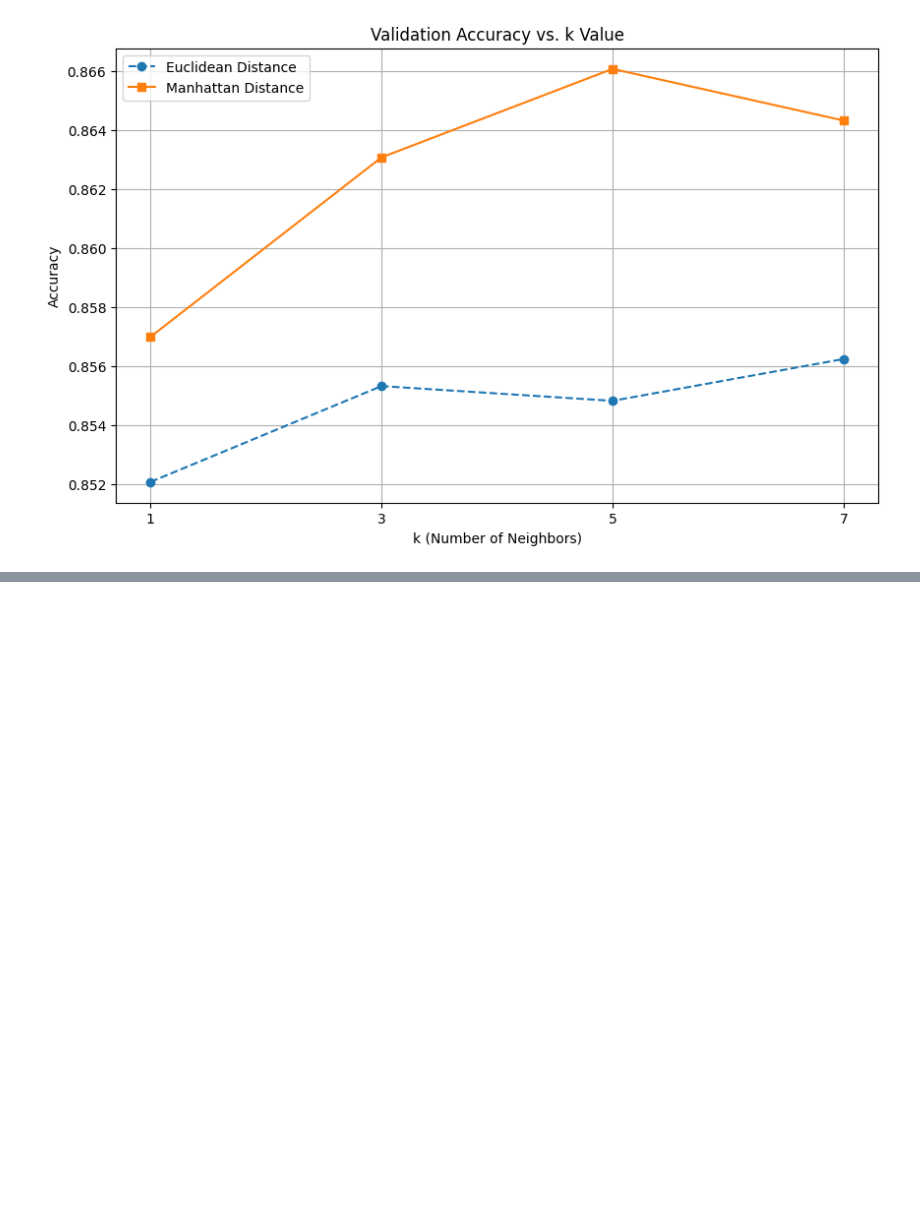
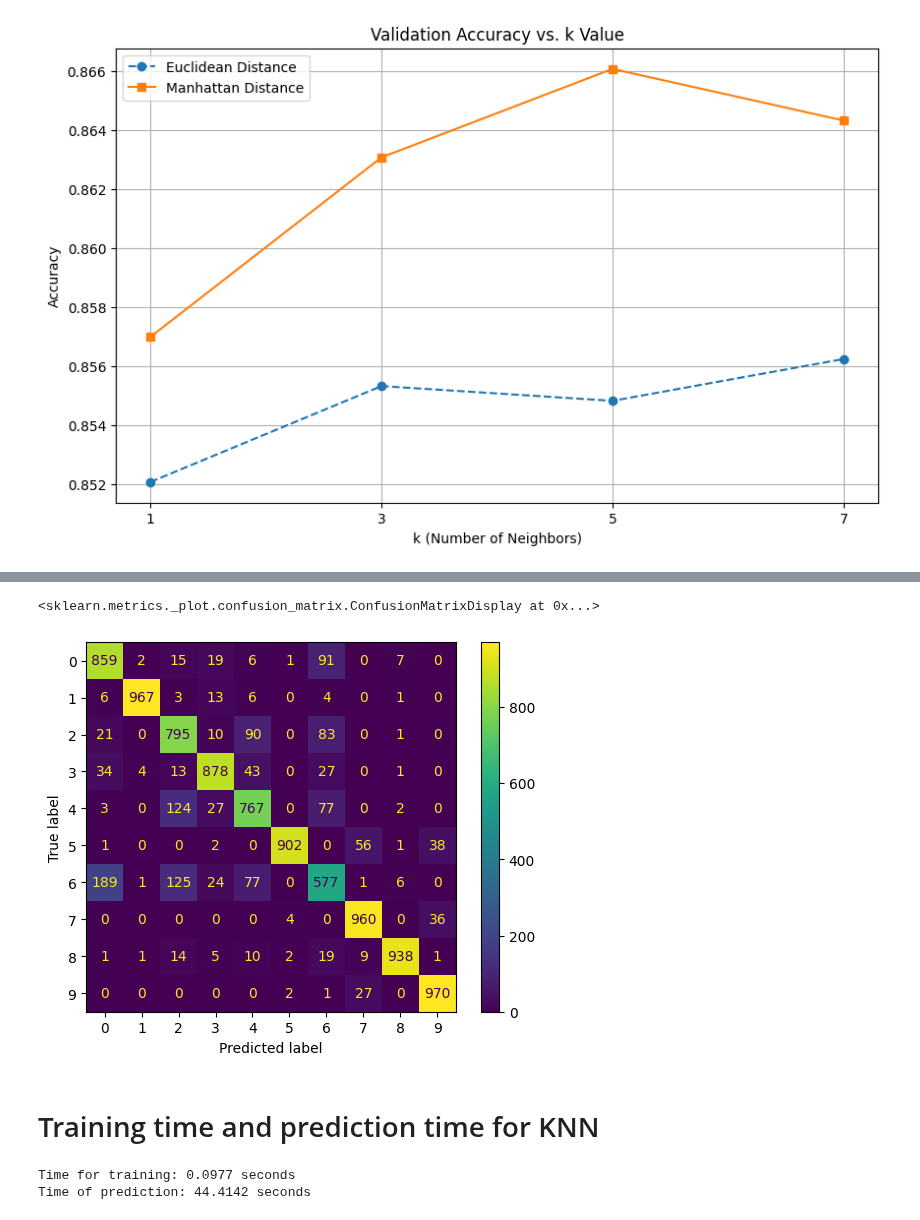
Before and after one commit to kacmazozan/Fashion_mnist_Dataset_ML, a Jupyter notebook: CS412-HW1-ozankacmaz.ipynb, the cells around one changed output, grey strips where cells are left out. Cells and saved outputs as stored; diff of their text form; code cells hidden in the pictures; blank space fills up the shorter version.

Commit message:
Started Error Analysis

```diff
--- a/CS412-HW1-ozankacmaz.ipynb
+++ b/CS412-HW1-ozankacmaz.ipynb
@@ -181,3 +182,18 @@ plt.grid(True)
 plt.show()
 # %% [output]
 [figure]
+# %%
+x_train_val_concat = np.concatenate([x_train_scaled,x_val_scaled])
+y_train_val_concat = np.concatenate([y_train_full,y_val_full])
+knn= KNeighborsClassifier(n_neighbors=best_k,metric=best_metric)
+knn.fit(x_train_val_concat,y_train_val_concat)
+
+y_test_predict = knn.predict(x_test_scaled)
+accuracy_val = accuracy_score(y_test_full,y_test_predict)
+
+report = classification_report(y_test_full, y_test_predict, target_names=class_names)
+
+conf_matrix = confusion_matrix(y_test_full, y_test_predict)
+
+
+print(f"Validation accuracy with best hypertuning using the metric as \"{best_metric}\" and k={best_k} is {accuracy_val}")
@@ -183,0 +227,26 @@ plt.show()
+# %%
+ConfusionMatrixDisplay.from_predictions(y_true=y_test_full, y_pred=y_test_predict)
+# %% [output]
+<sklearn.metrics._plot.confusion_matrix.ConfusionMatrixDisplay at 0x...>
+[figure, added]
+# %% [markdown]
+<h1>Training time and prediction time for KNN</h1>
+# %%
+import time
+
+knn_final = KNeighborsClassifier(n_neighbors=best_k, metric=best_metric)
+
+start_time_fit = time.time()
+knn_final.fit(x_train_val_concat, y_train_val_concat)
+end_time_fit = time.time()
+fit_duration = end_time_fit - start_time_fit
+print(f"Time for training: {fit_duration:.4f} seconds")
+
+start_time_predict = time.time()
+y_test_predict = knn_final.predict(x_test_scaled)
+end_time_predict = time.time()
+predict_duration = end_time_predict - start_time_predict
+print(f"Time of prediction: {predict_duration:.4f} seconds")
+# %% [output]
+Time for training: 0.0977 seconds
+Time of prediction: 44.4142 seconds
```
Also changed, not shown: parts of 5 cells of this notebook.
